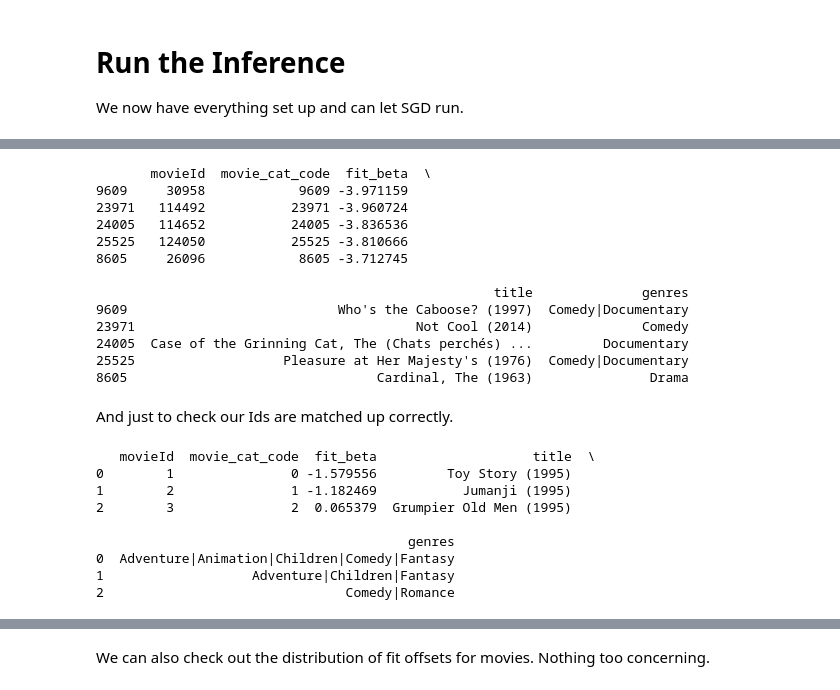
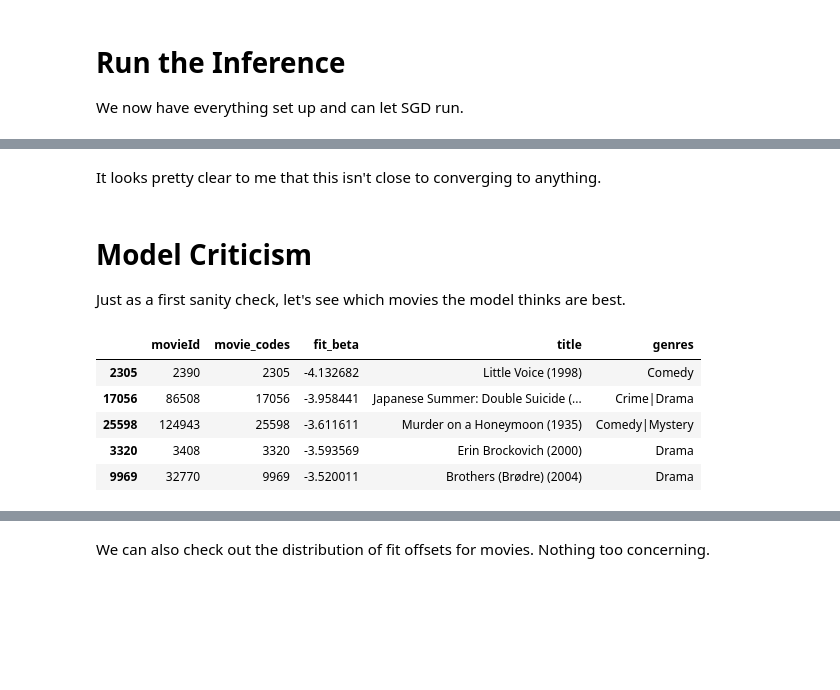
Before and after one commit to blei-lab/edward, a Jupyter notebook: notebooks/pcf_of_movielens_ratings.ipynb, the cells around one changed output, grey strips where cells are left out. Cells and saved outputs as stored; diff of their text form; code cells hidden in the pictures; blank space fills up the shorter version.

```diff
--- a/notebooks/pcf_of_movielens_ratings.ipynb
+++ b/notebooks/pcf_of_movielens_ratings.ipynb
@@ -127,0 +108,4 @@ Name: title, dtype: int64
+# %%
+N_ratings = ratings.shape[0]
+N_movies = len(set(ratings['movieId']))
+N_users = len(set(ratings['userId']))
@@ -127,0 +167,2 @@ Name: title, dtype: int64
+# %%
+movie_categories = ratings['movieId'].astype('category').cat.categories
@@ -127,0 +175,5 @@ Name: title, dtype: int64
+# %%
+movie_ids_df = pd.DataFrame({
+    'movieId': movie_categories,
+    'movie_codes': range(N_movies)
+})
@@ -259,38 +318,19 @@ Just as a first sanity check, let's see which movies the model thinks are best.
+# %% [markdown]
+It looks pretty clear to me that this isn't close to converging to anything.
+# %% [markdown]
+#  Model Criticism
+
+Just as a first sanity check, let's see which movies the model thinks are best.
 # %%
-movie_categories_df = pd.DataFrame(
-    {'movie_cat_code': range(N_movies),
-     'movieId': ratings['movieId'].astype('category').cat.categories}
-)
+fit_movie_means = q_movie_betas.mean().eval()
 
-fit_movie_means = q_movie_betas.mean().eval()
-movie_categories_df['fit_beta'] = fit_movie_means
-movie_betas_df = movie_categories_df.merge(movies, on = 'movieId', how='left')
+movie_ids_df['fit_beta'] = fit_movie_means
+movie_betas_df = movie_ids_df.merge(movies, on = 'movieId', how='left')
 movie_betas_df.sort_values(['fit_beta']).head()
 # %% [output]
-       movieId  movie_cat_code  fit_beta  \
-9609     30958            9609 -3.971159
-23971   114492           23971 -3.960724
-24005   114652           24005 -3.836536
-25525   124050           25525 -3.810666
-8605     26096            8605 -3.712745
-
-                                                   title              genres
-9609                           Who's the Caboose? (1997)  Comedy|Documentary
-23971                                    Not Cool (2014)              Comedy
-24005  Case of the Grinning Cat, The (Chats perchés) ...         Documentary
-25525                   Pleasure at Her Majesty's (1976)  Comedy|Documentary
-8605                                Cardinal, The (1963)               Drama
+|  | movieId | movie_codes | fit_beta | title | genres |
+| 2305 | 2390 | 2305 | -4.132682 | Little Voice (1998) | Comedy |
+| 17056 | 86508 | 17056 | -3.958441 | Japanese Summer: Double Suicide (... | Crime|Drama |
+| 25598 | 124943 | 25598 | -3.611611 | Murder on a Honeymoon (1935) | Comedy|Mystery |
+| 3320 | 3408 | 3320 | -3.593569 | Erin Brockovich (2000) | Drama |
+| 9969 | 32770 | 9969 | -3.520011 | Brothers (Brødre) (2004) | Drama |
-# %% [markdown]
-And just to check our Ids are matched up correctly.
-# %%
-movie_betas_df.sort_values('movie_cat_code')[0:3]
-# %% [output]
-   movieId  movie_cat_code  fit_beta                    title  \
-0        1               0 -1.579556         Toy Story (1995)
-1        2               1 -1.182469           Jumanji (1995)
-2        3               2  0.065379  Grumpier Old Men (1995)
-
-                                        genres
-0  Adventure|Animation|Children|Comedy|Fantasy
-1                   Adventure|Children|Fantasy
-2                               Comedy|Romance
```
Also changed, not shown: parts of 42 cells of this notebook.
